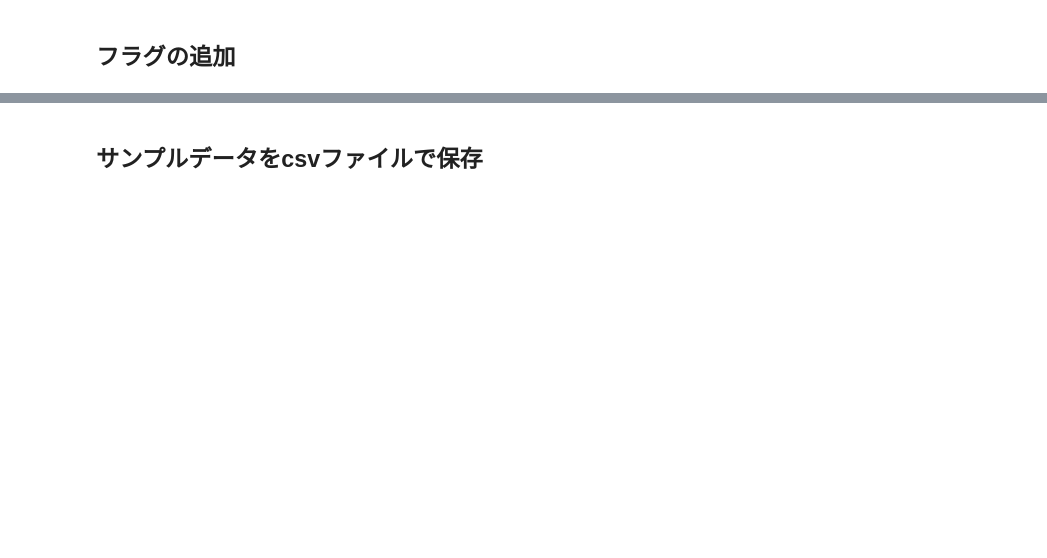
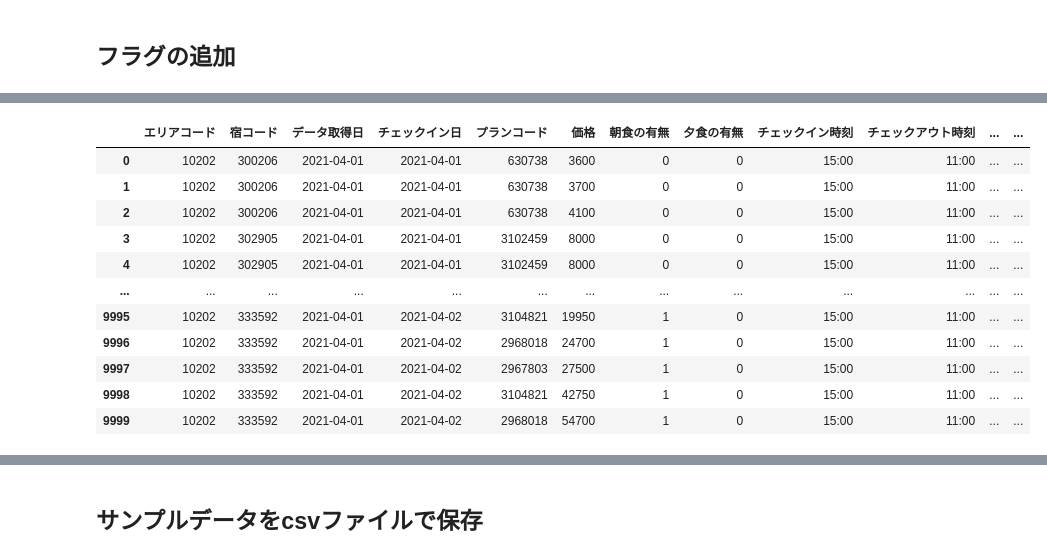
Before and after one commit to horiken0618/sample_gen, a Jupyter notebook: sample_gen.ipynb, the cells around one changed output, grey strips where cells are left out. Saved outputs shown, nothing was run; the diff lists cells and outputs as text; code cells hidden in the pictures; blank space fills up the shorter version.

```diff
--- a/sample_gen.ipynb
+++ b/sample_gen.ipynb
@@ -70,16 +74,2 @@ df_s
 # %% [markdown]
 ## フラグの追加
-# %%
-kinnen = []
-kitsuen = []
-for text in df_s["text"]:
-    text = str(text)
-    kinnen.append("禁煙" in text)
-    kitsuen.append("喫煙" in text)
-#print(kinnen)
-#print(kituen)
-df_kinnen = pd.DataFrame(kinnen,columns=["禁煙"])
-df_kitsuen = pd.DataFrame(kitsuen,columns=["喫煙"])
-df_s = pd.concat([df_s,df_kinnen,df_kitsuen], axis=1)
-df_s = df_s.drop(columns="text")
-df_s
@@ -99,0 +76,72 @@ df_s
+# %%
+kinnen = []
+kitsuen = []
+wa = []
+yo = []
+wayo = []
+single = []
+semidouble = []
+double = []
+twin = []
+tri = []
+omakase = []
+
+for text in df_s["text"]:
+    text = str(text)
+    kinnen.append(int("禁煙" in text))
+    kitsuen.append(int("喫煙" in text))
+    wa.append(int("和室" in text))
+    yo_wa = int("和洋室" in text) + int("洋室" in text)
+    if yo_wa == 2:
+        wayo.append(1)
+        yo.append(0)
+    elif yo_wa == 1:
+        wayo.append(0)
+        yo.append(1)
+    else:
+        wayo.append(0)
+        yo.append(0)
+    single.append(int("シングル" in text))
+    semi_dou = int("セミダブル" in text) + int("ダブル" in text)
+    if semi_dou == 2:
+        semidouble.append(1)
+        double.append(0)
+    elif semi_dou == 1:
+        semidouble.append(0)
+        double.append(1)
+    else:
+        semidouble.append(0)
+        double.append(0)
+    twin.append(int("ツイン" in text))
+    tri.append(int("トリプル" in text))
+    omakase.append(int("おまかせ" in text))
+
+#print(kinnen)
+#print(kituen)
+df_kinnen = pd.DataFrame(kinnen,columns=["禁煙"])
+df_kitsuen = pd.DataFrame(kitsuen,columns=["喫煙"])
+df_wa =  pd.DataFrame(wa,columns=["和室"])
+df_yo =  pd.DataFrame(yo,columns=["洋室"])
+df_wayo =  pd.DataFrame(wayo,columns=["和洋室"])
+df_single =  pd.DataFrame(single,columns=["シングル"])
+df_semidouble =  pd.DataFrame(semidouble,columns=["セミダブル"])
+df_double =  pd.DataFrame(double,columns=["ダブル"])
+df_twin =  pd.DataFrame(twin,columns=["ツイン"])
+df_tri =  pd.DataFrame(tri,columns=["トリプル"])
+df_omakase =  pd.DataFrame(omakase,columns=["おまかせ"])
+df_s = pd.concat([df_s,df_kinnen,df_kitsuen,df_wa,df_yo,df_wayo,df_single,df_semidouble,df_double,df_twin,df_tri,df_omakase], axis=1)
+df_s = df_s.drop(columns="text")
+df_s
+# %% [output]
+|  | エリアコード | 宿コード | データ取得日 | チェックイン日 | プランコード | 価格 | 朝食の有無 | 夕食の有無 | チェックイン時刻 | チェックアウト時刻 | ... | ... |
+| 0 | 10202 | 300206 | 2021-04-01 | 2021-04-01 | 630738 | 3600 | 0 | 0 | 15:00 | 11:00 | ... | ... |
+| 1 | 10202 | 300206 | 2021-04-01 | 2021-04-01 | 630738 | 3700 | 0 | 0 | 15:00 | 11:00 | ... | ... |
+| 2 | 10202 | 300206 | 2021-04-01 | 2021-04-01 | 630738 | 4100 | 0 | 0 | 15:00 | 11:00 | ... | ... |
+| 3 | 10202 | 302905 | 2021-04-01 | 2021-04-01 | 3102459 | 8000 | 0 | 0 | 15:00 | 11:00 | ... | ... |
+| 4 | 10202 | 302905 | 2021-04-01 | 2021-04-01 | 3102459 | 8000 | 0 | 0 | 15:00 | 11:00 | ... | ... |
+| ... | ... | ... | ... | ... | ... | ... | ... | ... | ... | ... | ... | ... |
+| 9995 | 10202 | 333592 | 2021-04-01 | 2021-04-02 | 3104821 | 19950 | 1 | 0 | 15:00 | 11:00 | ... | ... |
+| 9996 | 10202 | 333592 | 2021-04-01 | 2021-04-02 | 2968018 | 24700 | 1 | 0 | 15:00 | 11:00 | ... | ... |
+| 9997 | 10202 | 333592 | 2021-04-01 | 2021-04-02 | 2967803 | 27500 | 1 | 0 | 15:00 | 11:00 | ... | ... |
+| 9998 | 10202 | 333592 | 2021-04-01 | 2021-04-02 | 3104821 | 42750 | 1 | 0 | 15:00 | 11:00 | ... | ... |
+| 9999 | 10202 | 333592 | 2021-04-01 | 2021-04-02 | 2968018 | 54700 | 1 | 0 | 15:00 | 11:00 | ... | ... |
```
Also changed, not shown: parts of 4 cells of this notebook.
